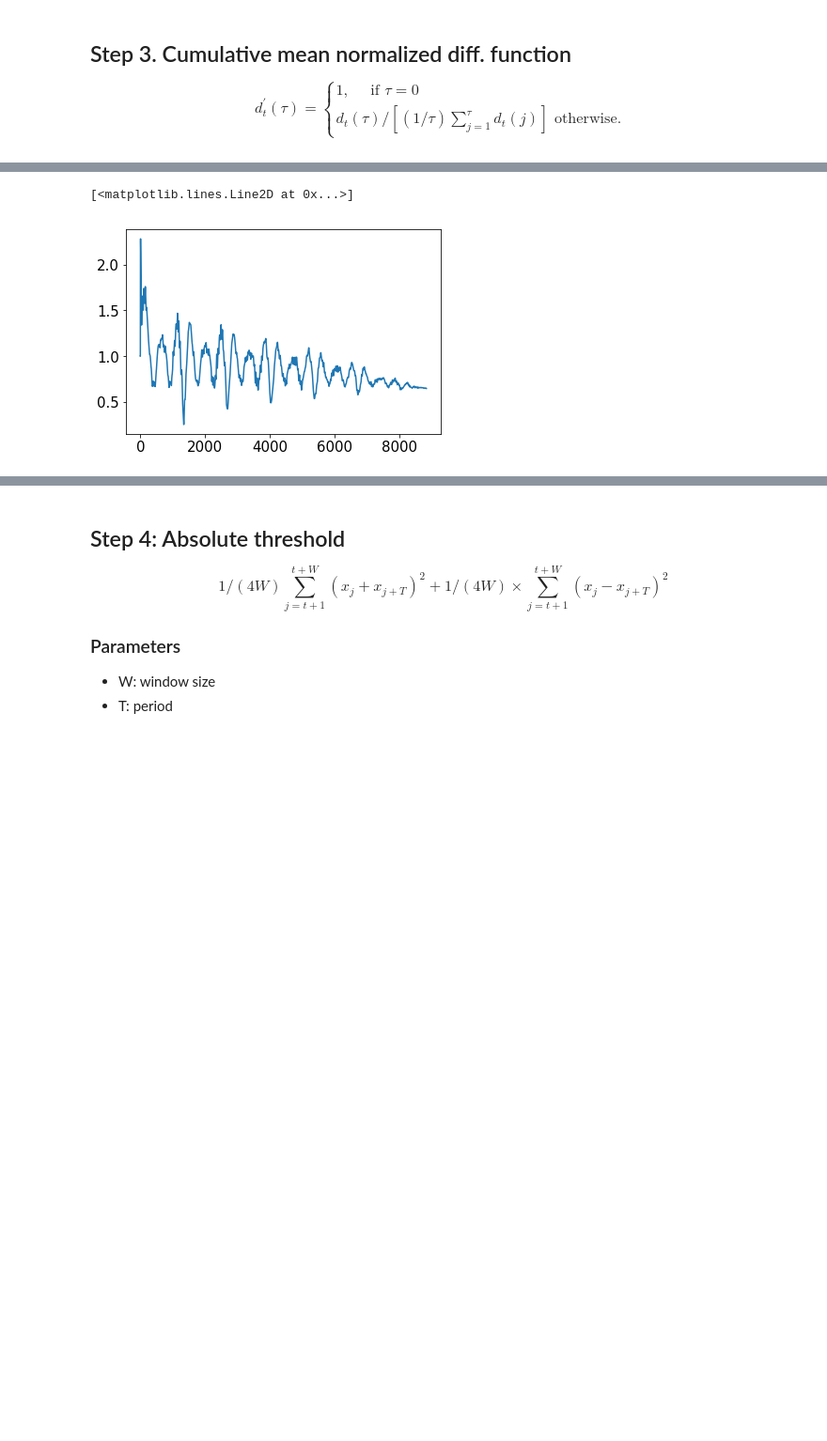
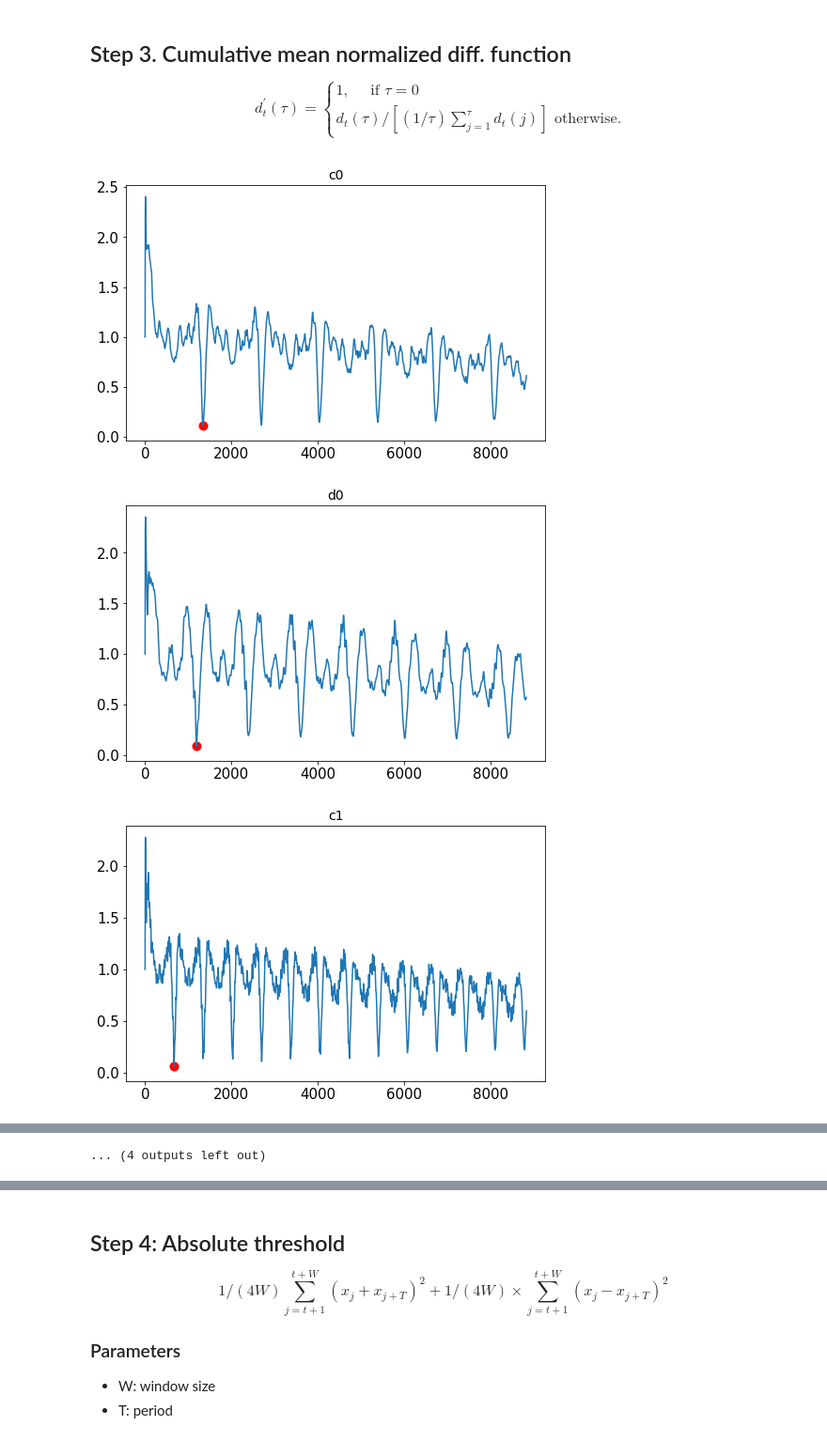
Before and after one commit to SuperShinyEyes/pitch-perfect, a Jupyter notebook: examples/06_YIN.ipynb, the cells around one changed output, grey strips where cells are left out. Shown at 94% size. Drawn from its saved outputs; the diff is of its cells as text; code cells hidden in the pictures; blank space fills up the shorter version.

```diff
--- a/examples/06_YIN.ipynb
+++ b/examples/06_YIN.ipynb
@@ -79,15 +80,24 @@ $$ d _ { t } ^ { \prime } ( \tau ) = \left\{ \begin{array} { l } { 1 , \quad \te
 # %%
 def cumulative_mean_normalized(diffs):
     cmn = np.zeros(diffs.shape)
     cmn[0] = 1
     for lag in range(1, len(diffs)) :
         cmn[lag] = diffs[lag] / (
            np.sum(diffs[1:lag+1]) / lag
         )
     return cmn
 
 
-diffs = difference(piano_waves['c0'].ys[:4410*4])
-cmn = cumulative_mean_normalized(diffs)
-plt.plot(cmn)
+for key in piano_waves.keys():
+    diffs = difference(piano_waves[key].ys[44100:44100+4410*4])
+    cmn = cumulative_mean_normalized(diffs)
+    # print(cmn.argmin())
+
+    plt.figure(figsize=(8, 5))
+    plt.plot(cmn)
+    plt.scatter([cmn.argmin()], [cmn[cmn.argmin()]], c='r', lw=4)
+    plt.title(key)
 # %% [output]
+[figure, new version]
+[figure, added]
+[figure, added]
@@ -94,2 +113 @@ plt.plot(cmn)
-[<matplotlib.lines.Line2D at 0x...>]
+... (4 outputs left out)
-[figure, old version]
```
Also changed, not shown: parts of 4 cells of this notebook.
